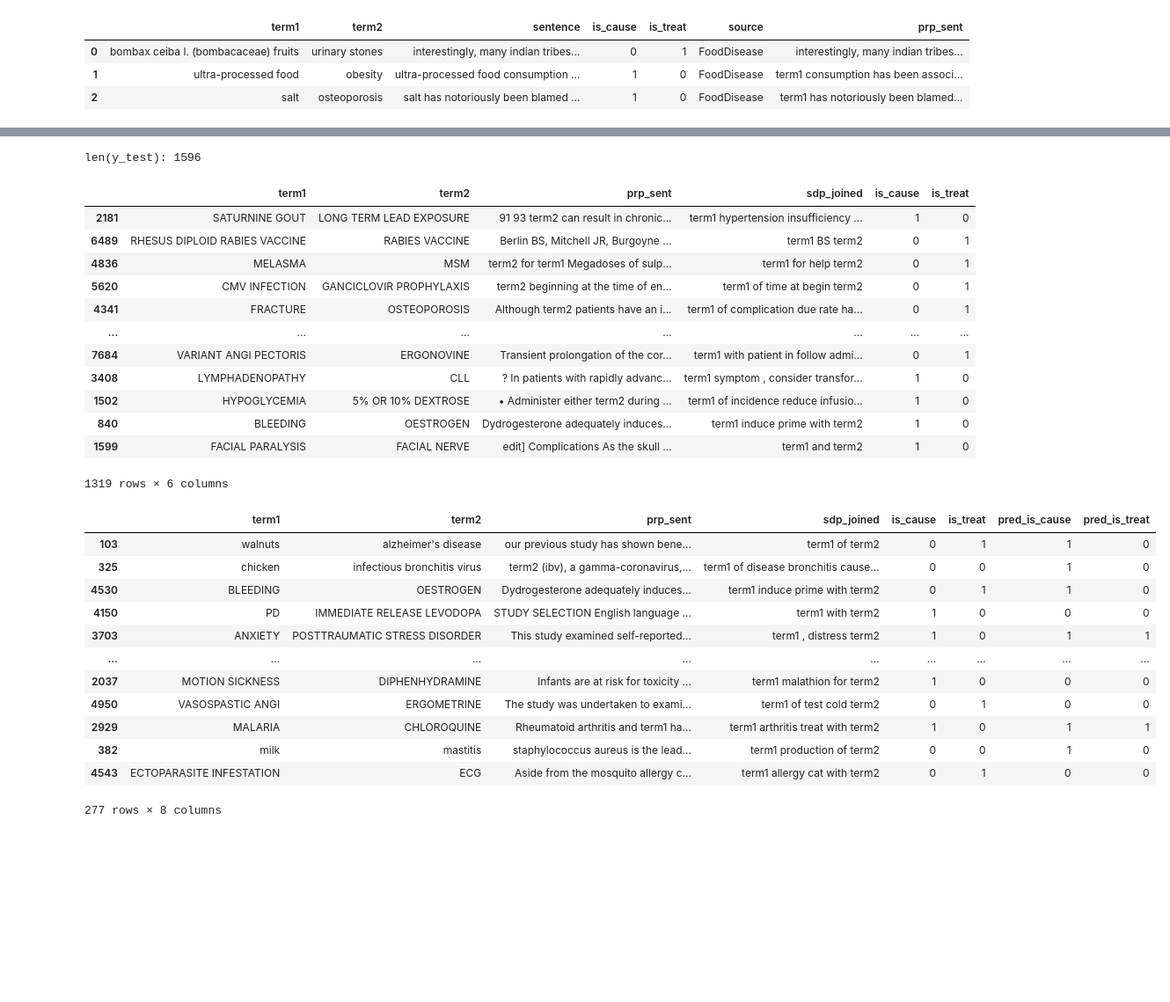
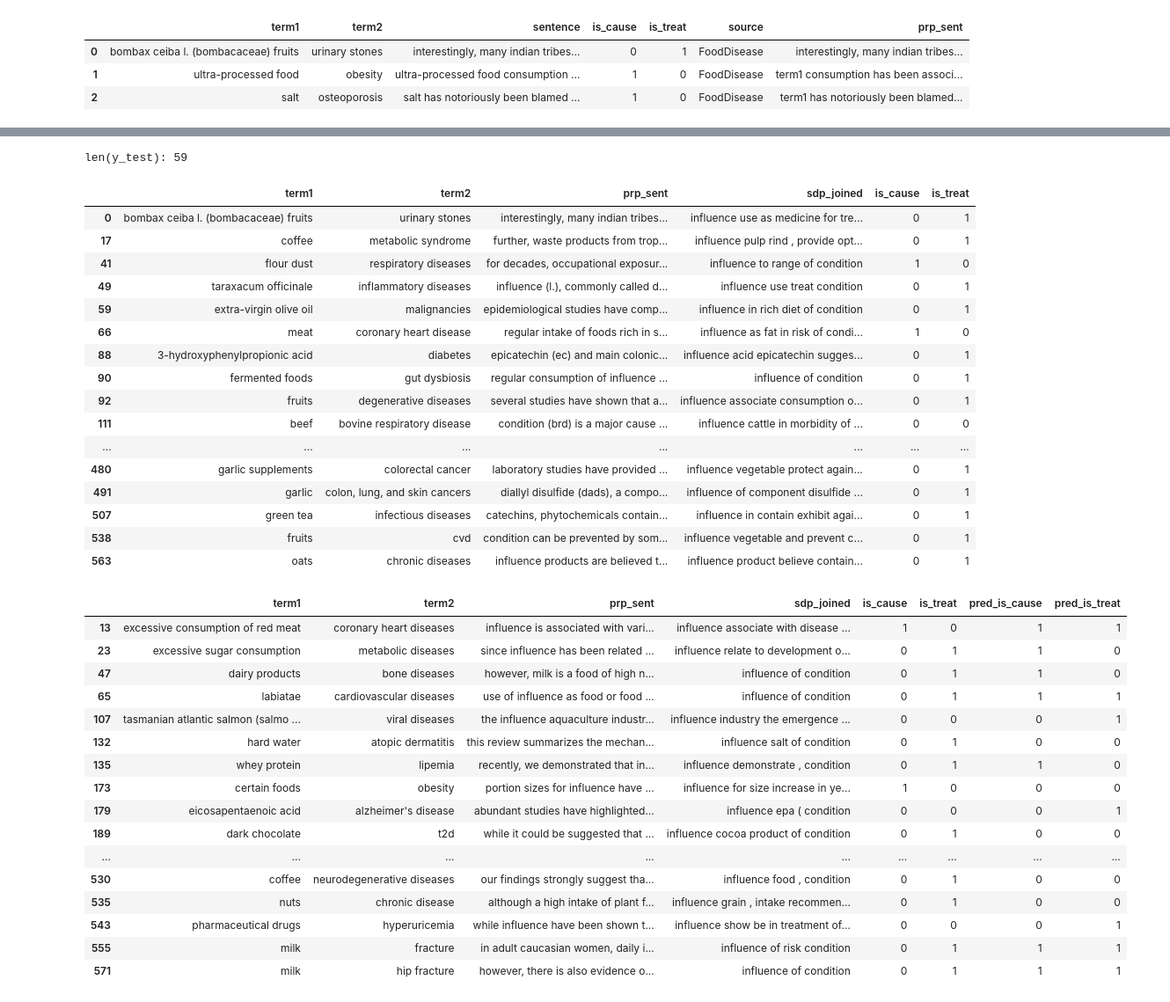
Before and after one commit to anaterovic/NLP, a Jupyter notebook: docs/milestone3_BERT.ipynb, the cells around one changed output, grey strips where cells are left out. Shown at 88% size. Saved outputs shown, nothing was run; the diff lists cells and outputs as text; code cells hidden in the pictures; blank space fills up the shorter version.

```diff
--- a/docs/milestone3_BERT.ipynb
+++ b/docs/milestone3_BERT.ipynb
@@ -228,0 +248,14 @@ labels = df[['is_cause', 'is_treat']]
+# %%
+from pathlib import Path
+import pandas as pd
+
+df = pd.read_csv(Path('../data/milestone3/preprocessed.csv'), sep=';')
+sdp_features = pd.read_csv(Path('../data/milestone3/sdp_features.csv')).drop('Unnamed: 0', axis=1)
+sent_features = pd.read_csv(Path('../data/milestone3/sent_features.csv')).drop('Unnamed: 0', axis=1)
+# Try trick because model does not get to seem to get the directional order of 'term1'/'term2', use 'influence'/'condition' instead because influence causes/treats a condition
+df['prp_sent'] = df['prp_sent'].apply(lambda x: x.replace('term1', 'influence'). replace('term2', 'condition'))
+df['sdp_joined'] = df['sdp_joined'].apply(lambda x: x.replace('term1', 'influence'). replace('term2', 'condition'))
+# Only food disease because CrowdTruth is too bad quality
+labels = df[['is_cause', 'is_treat']][df['source'] == 'FoodDisease']
+print(len(labels))
+print(labels.sum(axis=0))
@@ -383,10 +431,10 @@ from sklearn.metrics import confusion_matrix, make_scorer
 
 np.random.seed(1)
 
-X_train, X_test, y_train, y_test = train_test_split(sent_features, labels, test_size=0.20, shuffle=True, random_state=1)
+X_train, X_test, y_train, y_test = train_test_split(sent_features, labels, test_size=0.1, shuffle=True, random_state=1)
 
 param_grid = {
-    'svc__estimator__C': [0.1, 1, 10]
+    'svc__estimator__C': [0.01, 0.1, 1]
 }
 
 pipe = Pipeline([
@@ -396,7 +444,7 @@ pipe = Pipeline([
 
 gscv = GridSearchCV(
     pipe, param_grid,
-    cv=KFold(n_splits=5, shuffle=True, random_state=1), n_jobs=12, verbose=3
+    cv=KFold(n_splits=10, shuffle=True, random_state=1), n_jobs=15, verbose=3
 )
 
 gscv.fit(X_train, y_train)
@@ -457,42 +505,50 @@ accuracy: 0.881578947368421
 pd.set_option('display.max_colwidth', None)
 print(f'len(y_test): {len(y_test)}')
 cols = ['term1', 'term2', 'prp_sent', 'sdp_joined', 'is_cause', 'is_treat']
-df[cols].iloc[y_test.index][(pred_test == y_test).all(axis=1)]
+df[cols].iloc[y_test.index][(pred_test == y_test).all(axis=1)].sort_index()
 # %% [output]
-len(y_test): 1596
+len(y_test): 59
 |  | term1 | term2 | prp_sent | sdp_joined | is_cause | is_treat |
-| 2181 | SATURNINE GOUT | LONG TERM LEAD EXPOSURE | 91 93 term2 can result in chronic... | term1 hypertension insufficiency ... | 1 | 0 |
-| 6489 | RHESUS DIPLOID RABIES VACCINE | RABIES VACCINE | Berlin BS, Mitchell JR, Burgoyne ... | term1 BS term2 | 0 | 1 |
-| 4836 | MELASMA | MSM | term2 for term1 Megadoses of sulp... | term1 for help term2 | 0 | 1 |
-| 5620 | CMV INFECTION | GANCICLOVIR PROPHYLAXIS | term2 beginning at the time of en... | term1 of time at begin term2 | 0 | 1 |
-| 4341 | FRACTURE | OSTEOPOROSIS | Although term2 patients have an i... | term1 of complication due rate ha... | 0 | 1 |
+| 0 | bombax ceiba l. (bombacaceae) fruits | urinary stones | interestingly, many indian tribes... | influence use as medicine for tre... | 0 | 1 |
+| 17 | coffee | metabolic syndrome | further, waste products from trop... | influence pulp rind , provide opt... | 0 | 1 |
+| 41 | flour dust | respiratory diseases | for decades, occupational exposur... | influence to range of condition | 1 | 0 |
+| 49 | taraxacum officinale | inflammatory diseases | influence (l.), commonly called d... | influence use treat condition | 0 | 1 |
+| 59 | extra-virgin olive oil | malignancies | epidemiological studies have comp... | influence in rich diet of condition | 0 | 1 |
+| 66 | meat | coronary heart disease | regular intake of foods rich in s... | influence as fat in risk of condi... | 1 | 0 |
+| 88 | 3-hydroxyphenylpropionic acid | diabetes | epicatechin (ec) and main colonic... | influence acid epicatechin sugges... | 0 | 1 |
+| 90 | fermented foods | gut dysbiosis | regular consumption of influence ... | influence of condition | 0 | 1 |
+| 92 | fruits | degenerative diseases | several studies have shown that a... | influence associate consumption o... | 0 | 1 |
+| 111 | beef | bovine respiratory disease | condition (brd) is a major cause ... | influence cattle in morbidity of ... | 0 | 0 |
 | ... | ... | ... | ... | ... | ... | ... |
-| 7684 | VARIANT ANGI PECTORIS | ERGONOVINE | Transient prolongation of the cor... | term1 with patient in follow admi... | 0 | 1 |
-| 3408 | LYMPHADENOPATHY | CLL | ? In patients with rapidly advanc... | term1 symptom , consider transfor... | 1 | 0 |
-| 1502 | HYPOGLYCEMIA | 5% OR 10% DEXTROSE | • Administer either term2 during ... | term1 of incidence reduce infusio... | 1 | 0 |
-| 840 | BLEEDING | OESTROGEN | Dydrogesterone adequately induces... | term1 induce prime with term2 | 1 | 0 |
-| 1599 | FACIAL PARALYSIS | FACIAL NERVE | edit] Complications As the skull ... | term1 and term2 | 1 | 0 |
+| 480 | garlic supplements | colorectal cancer | laboratory studies have provided ... | influence vegetable protect again... | 0 | 1 |
+| 491 | garlic | colon, lung, and skin cancers | diallyl disulfide (dads), a compo... | influence of component disulfide ... | 0 | 1 |
+| 507 | green tea | infectious diseases | catechins, phytochemicals contain... | influence in contain exhibit agai... | 0 | 1 |
+| 538 | fruits | cvd | condition can be prevented by som... | influence vegetable and prevent c... | 0 | 1 |
+| 563 | oats | chronic diseases | influence products are believed t... | influence product believe contain... | 0 | 1 |
-1319 rows × 6 columns
 # %%
 # At least one predicted wrongly
 df[cols].iloc[y_test.index][~(pred_test == y_test).all(axis=1)].assign(
     pred_is_cause=pred_test[~(pred_test == y_test).all(axis=1).values, 0],
     pred_is_treat=pred_test[~(pred_test == y_test).all(axis=1).values, 1]
-)
+).sort_index()
 # %% [output]
 |  | term1 | term2 | prp_sent | sdp_joined | is_cause | is_treat | pred_is_cause | pred_is_treat |
-| 103 | walnuts | alzheimer's disease | our previous study has shown bene... | term1 of term2 | 0 | 1 | 1 | 0 |
-| 325 | chicken | infectious bronchitis virus | term2 (ibv), a gamma-coronavirus,... | term1 of disease bronchitis cause... | 0 | 0 | 1 | 0 |
-| 4530 | BLEEDING | OESTROGEN | Dydrogesterone adequately induces... | term1 induce prime with term2 | 0 | 1 | 1 | 0 |
-| 4150 | PD | IMMEDIATE RELEASE LEVODOPA | STUDY SELECTION English language ... | term1 with term2 | 1 | 0 | 0 | 0 |
-| 3703 | ANXIETY | POSTTRAUMATIC STRESS DISORDER | This study examined self-reported... | term1 , distress term2 | 1 | 0 | 1 | 1 |
+| 13 | excessive consumption of red meat | coronary heart diseases | influence is associated with vari... | influence associate with disease ... | 1 | 0 | 1 | 1 |
+| 23 | excessive sugar consumption | metabolic diseases | since influence has been related ... | influence relate to development o... | 0 | 1 | 1 | 0 |
+| 47 | dairy products | bone diseases | however, milk is a food of high n... | influence of condition | 0 | 1 | 1 | 0 |
+| 65 | labiatae | cardiovascular diseases | use of influence as food or food ... | influence of condition | 0 | 1 | 1 | 1 |
+| 107 | tasmanian atlantic salmon (salmo ... | viral diseases | the influence aquaculture industr... | influence industry the emergence ... | 0 | 0 | 0 | 1 |
+| 132 | hard water | atopic dermatitis | this review summarizes the mechan... | influence salt of condition | 0 | 1 | 0 | 0 |
+| 135 | whey protein | lipemia | recently, we demonstrated that in... | influence demonstrate , condition | 0 | 1 | 1 | 0 |
+| 173 | certain foods | obesity | portion sizes for influence have ... | influence for size increase in ye... | 1 | 0 | 0 | 0 |
+| 179 | eicosapentaenoic acid | alzheimer's disease | abundant studies have highlighted... | influence epa ( condition | 0 | 0 | 0 | 1 |
+| 189 | dark chocolate | t2d | while it could be suggested that ... | influence cocoa product of condition | 0 | 1 | 0 | 0 |
 | ... | ... | ... | ... | ... | ... | ... | ... | ... |
-| 2037 | MOTION SICKNESS | DIPHENHYDRAMINE | Infants are at risk for toxicity ... | term1 malathion for term2 | 1 | 0 | 0 | 0 |
-| 4950 | VASOSPASTIC ANGI | ERGOMETRINE | The study was undertaken to exami... | term1 of test cold term2 | 0 | 1 | 0 | 0 |
-| 2929 | MALARIA | CHLOROQUINE | Rheumatoid arthritis and term1 ha... | term1 arthritis treat with term2 | 1 | 0 | 1 | 1 |
-| 382 | milk | mastitis | staphylococcus aureus is the lead... | term1 production of term2 | 0 | 0 | 1 | 0 |
-| 4543 | ECTOPARASITE INFESTATION | ECG | Aside from the mosquito allergy c... | term1 allergy cat with term2 | 0 | 1 | 0 | 0 |
+| 530 | coffee | neurodegenerative diseases | our findings strongly suggest tha... | influence food , condition | 0 | 1 | 0 | 0 |
+| 535 | nuts | chronic disease | although a high intake of plant f... | influence grain , intake recommen... | 0 | 1 | 0 | 0 |
+| 543 | pharmaceutical drugs | hyperuricemia | while influence have been shown t... | influence show be in treatment of... | 0 | 0 | 0 | 1 |
+| 555 | milk | fracture | in adult caucasian women, daily i... | influence of risk condition | 0 | 1 | 1 | 1 |
+| 571 | milk | hip fracture | however, there is also evidence o... | influence of condition | 0 | 1 | 1 | 1 |
-277 rows × 8 columns
 # %%
 df[cols].iloc[y_test.index][~(pred_test == y_test).all(axis=1)].assign(
     pred_is_cause=pred_test[~(pred_test == y_test).all(axis=1).values, 0],
```
Also changed, not shown: parts of 52 cells of this notebook, 7 other files.
